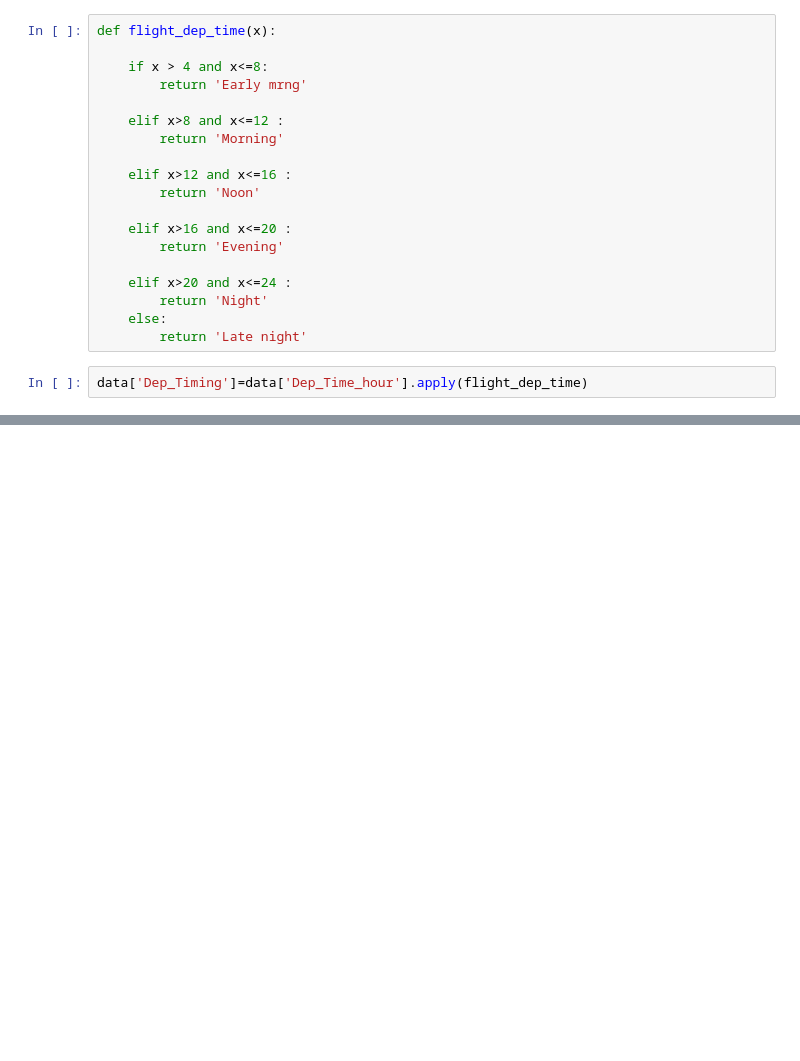
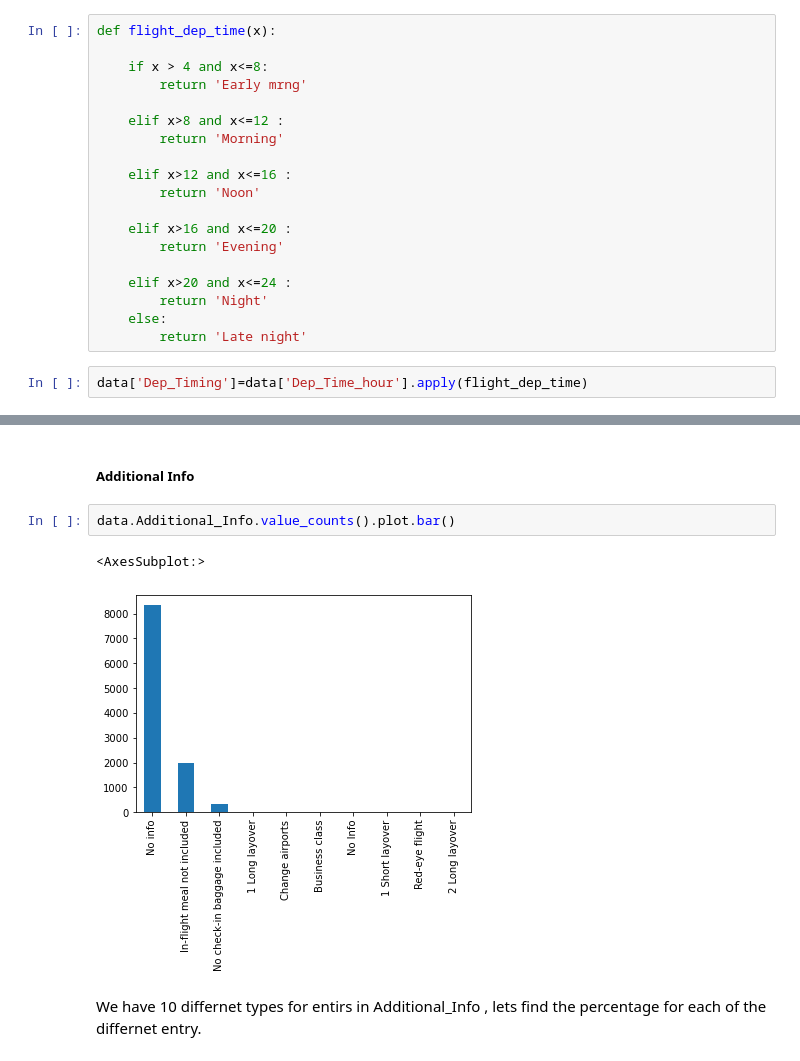
Before and after one commit to abhijitdarekar/Projects, a Jupyter notebook: Flight Price Predection/Flight Price Predection.ipynb, the cells around one changed output, grey strips where cells are left out. Cells and saved outputs as stored; diff of their text form; blank space fills up the shorter version.

```diff
--- a/Flight Price Predection/Flight Price Predection.ipynb
+++ b/Flight Price Predection/Flight Price Predection.ipynb
@@ -353,0 +506,9 @@ Conclusion : From graph we can see that Jet Airways Business have the highest Pr
+# %% [markdown]
+##### Additional Info
+# %%
+data.Additional_Info.value_counts().plot.bar()
+# %% [output]
+<AxesSubplot:>
+[figure, added]
+# %% [markdown]
+We have 10 differnet types for  entirs in Additional_Info , lets find the percentage for each of the differnet entry.
```
Also changed, not shown: parts of 105 cells of this notebook.
